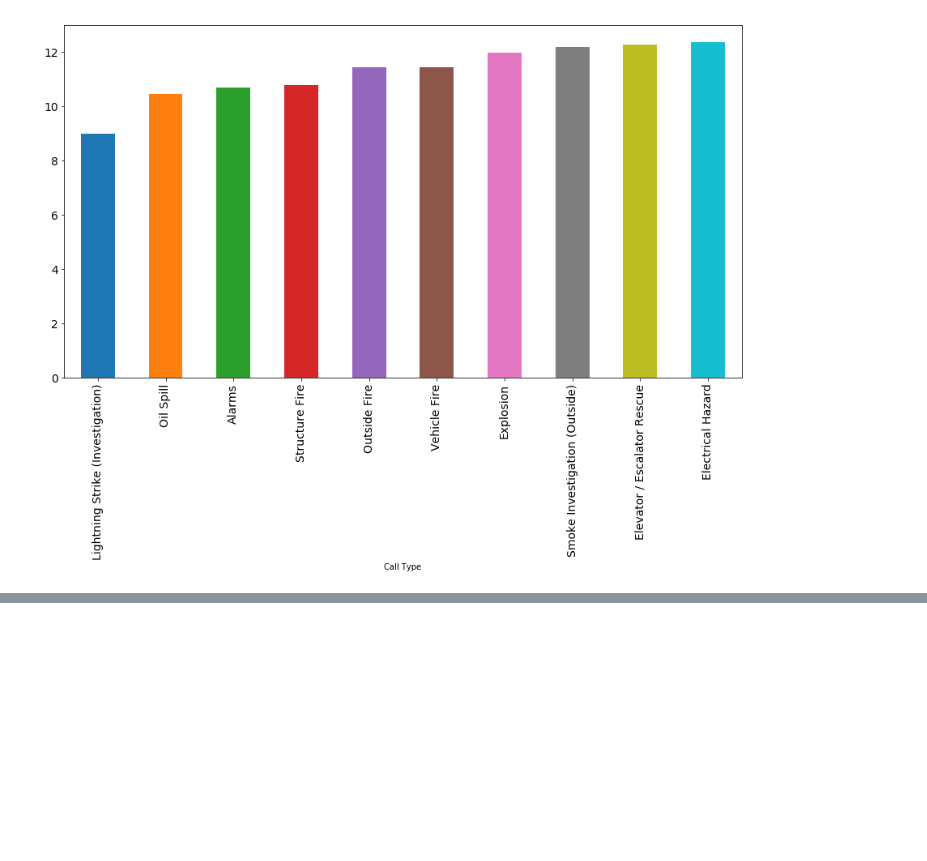
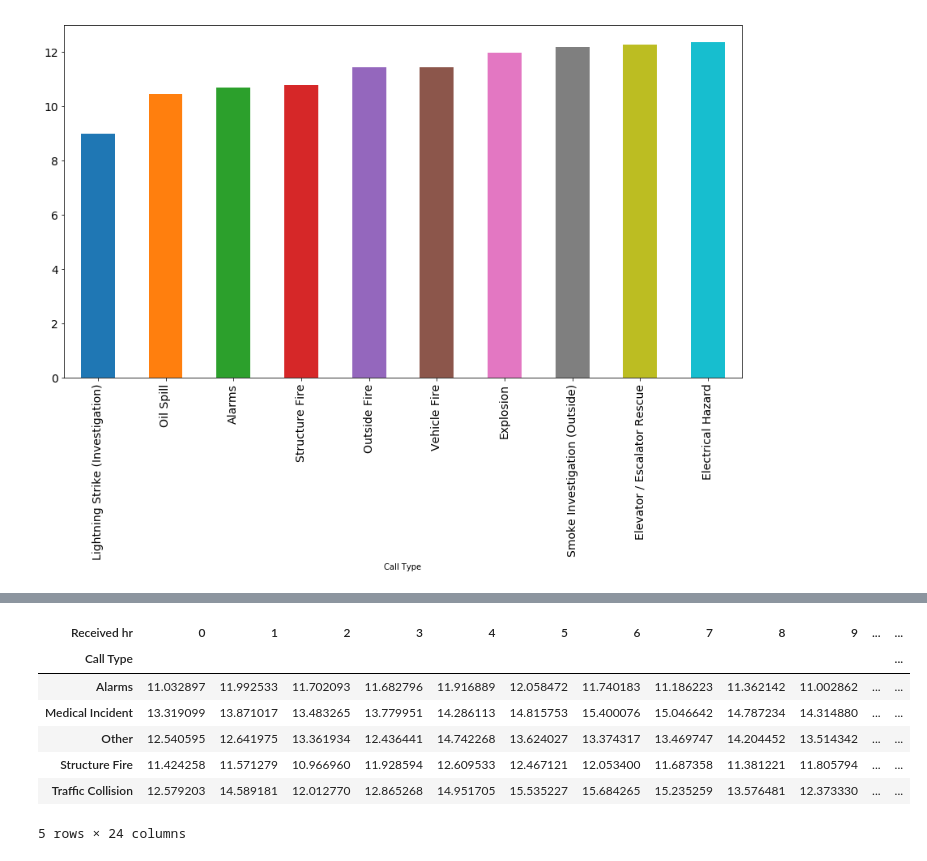
Before and after one commit to MBSteven/SF_Fire_Department_Analysis, a Jupyter notebook: SF_Fire_Project.ipynb, the cells around one changed output, grey strips where cells are left out. Saved outputs shown, nothing was run; the diff lists cells and outputs as text; code cells hidden in the pictures; blank space fills up the shorter version.

```diff
--- a/SF_Fire_Project.ipynb
+++ b/SF_Fire_Project.ipynb
@@ -74,0 +84,11 @@ dfRS.groupby(['Call Type'])['RS_time'].mean().sort_values().head(10).plot(kind='
+# %%
+dfRS[dfRS['Call Type'].isin(['Medical Incident','Alarms','Other','Traffic Collision','Structure Fire'])].groupby(['Call Type','Received hr'])['RS_time'].mean().unstack(level=-1)
+# %% [output]
+| Received hr | 0 | 1 | 2 | 3 | 4 | 5 | 6 | 7 | 8 | 9 | ... | ... |
+| Call Type |  |  |  |  |  |  |  |  |  |  |  | ... |
+| Alarms | 11.032897 | 11.992533 | 11.702093 | 11.682796 | 11.916889 | 12.058472 | 11.740183 | 11.186223 | 11.362142 | 11.002862 | ... | ... |
+| Medical Incident | 13.319099 | 13.871017 | 13.483265 | 13.779951 | 14.286113 | 14.815753 | 15.400076 | 15.046642 | 14.787234 | 14.314880 | ... | ... |
+| Other | 12.540595 | 12.641975 | 13.361934 | 12.436441 | 14.742268 | 13.624027 | 13.374317 | 13.469747 | 14.204452 | 13.514342 | ... | ... |
+| Structure Fire | 11.424258 | 11.571279 | 10.966960 | 11.928594 | 12.609533 | 12.467121 | 12.053400 | 11.687358 | 11.381221 | 11.805794 | ... | ... |
+| Traffic Collision | 12.579203 | 14.589181 | 12.012770 | 12.865268 | 14.951705 | 15.535227 | 15.684265 | 15.235259 | 13.576481 | 12.373330 | ... | ... |
+5 rows × 24 columns
```
Also changed, not shown: parts of 3 cells of this notebook.
